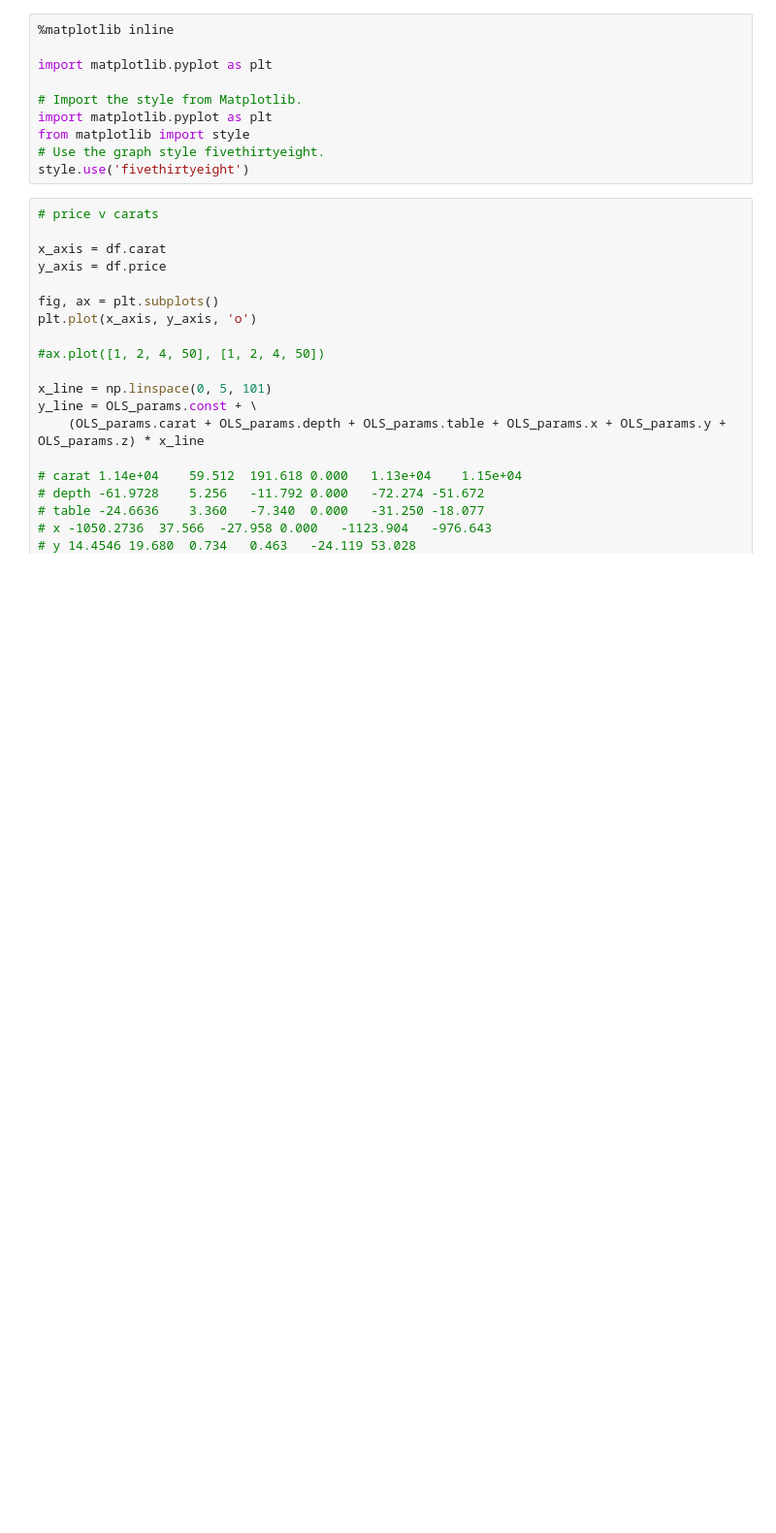
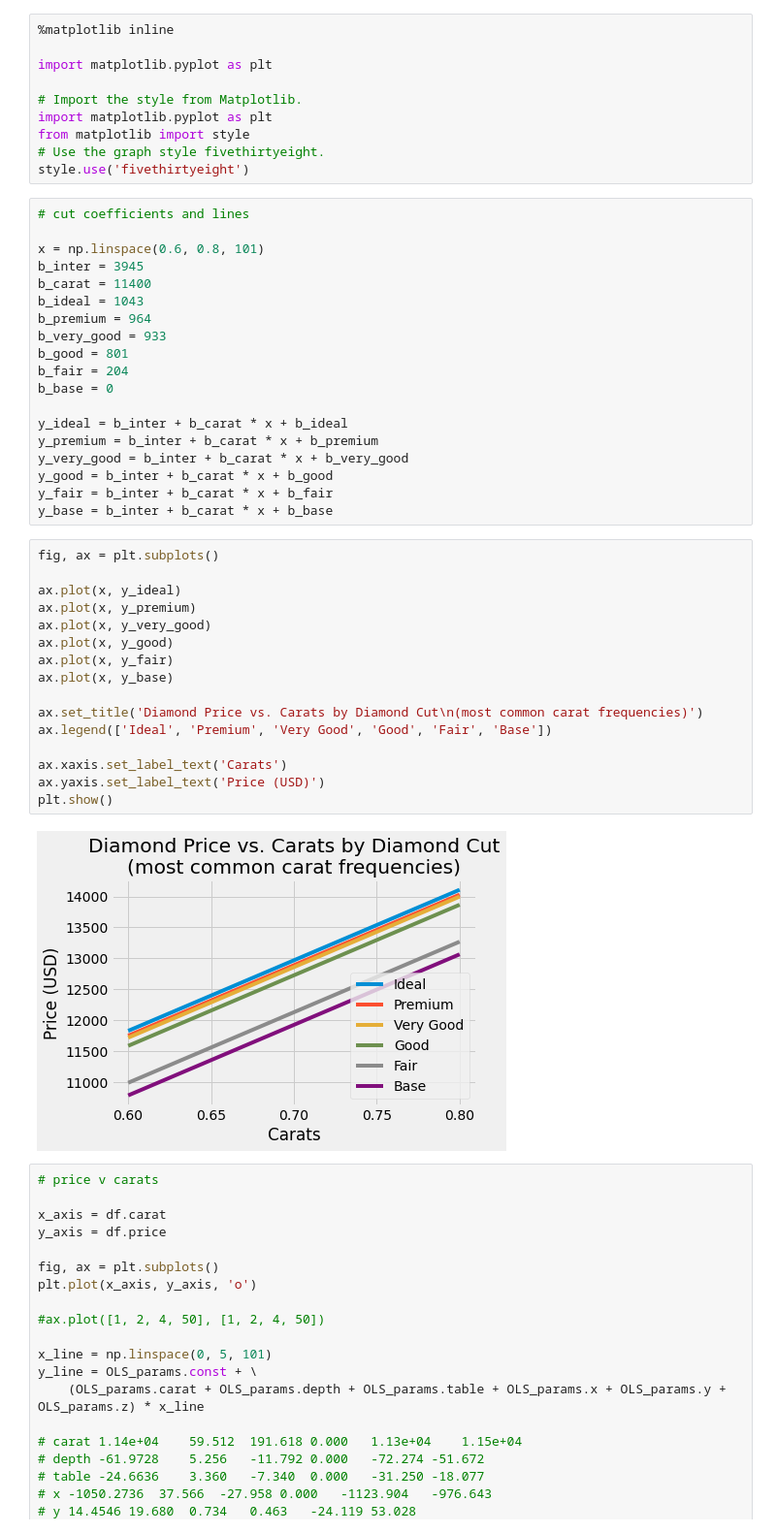
Before and after one commit to telwoo/final-project, a Jupyter notebook: import_provisional_data.ipynb, the cells around one changed output. Shown: that part at 97% size. Saved outputs shown, nothing was run; the diff lists cells and outputs as text; blank space fills up the shorter version.

Commit message:
move price v USD by cut from EDA to import_provisional_data

```diff
--- a/import_provisional_data.ipynb
+++ b/import_provisional_data.ipynb
@@ -405,6 +407,43 @@ import matplotlib.pyplot as plt
 from matplotlib import style
 # Use the graph style fivethirtyeight.
 style.use('fivethirtyeight')
+# %%
+# cut coefficients and lines
+
+x = np.linspace(0.6, 0.8, 101)
+b_inter = 3945
+b_carat = 11400
+b_ideal = 1043
+b_premium = 964
+b_very_good = 933
+b_good = 801
+b_fair = 204
+b_base = 0
+
+y_ideal = b_inter + b_carat * x + b_ideal
+y_premium = b_inter + b_carat * x + b_premium
+y_very_good = b_inter + b_carat * x + b_very_good
+y_good = b_inter + b_carat * x + b_good
+y_fair = b_inter + b_carat * x + b_fair
+y_base = b_inter + b_carat * x + b_base
+# %%
+fig, ax = plt.subplots()
+
+ax.plot(x, y_ideal)
+ax.plot(x, y_premium)
+ax.plot(x, y_very_good)
+ax.plot(x, y_good)
+ax.plot(x, y_fair)
+ax.plot(x, y_base)
+
+ax.set_title('Diamond Price vs. Carats by Diamond Cut\n(most common carat frequencies)')
+ax.legend(['Ideal', 'Premium', 'Very Good', 'Good', 'Fair', 'Base'])
+
+ax.xaxis.set_label_text('Carats')
+ax.yaxis.set_label_text('Price (USD)')
+plt.show()
+# %% [output]
+[figure, added]
 # %%
 # price v carats
 
```
Also changed, not shown: parts of 1 cell of this notebook.
